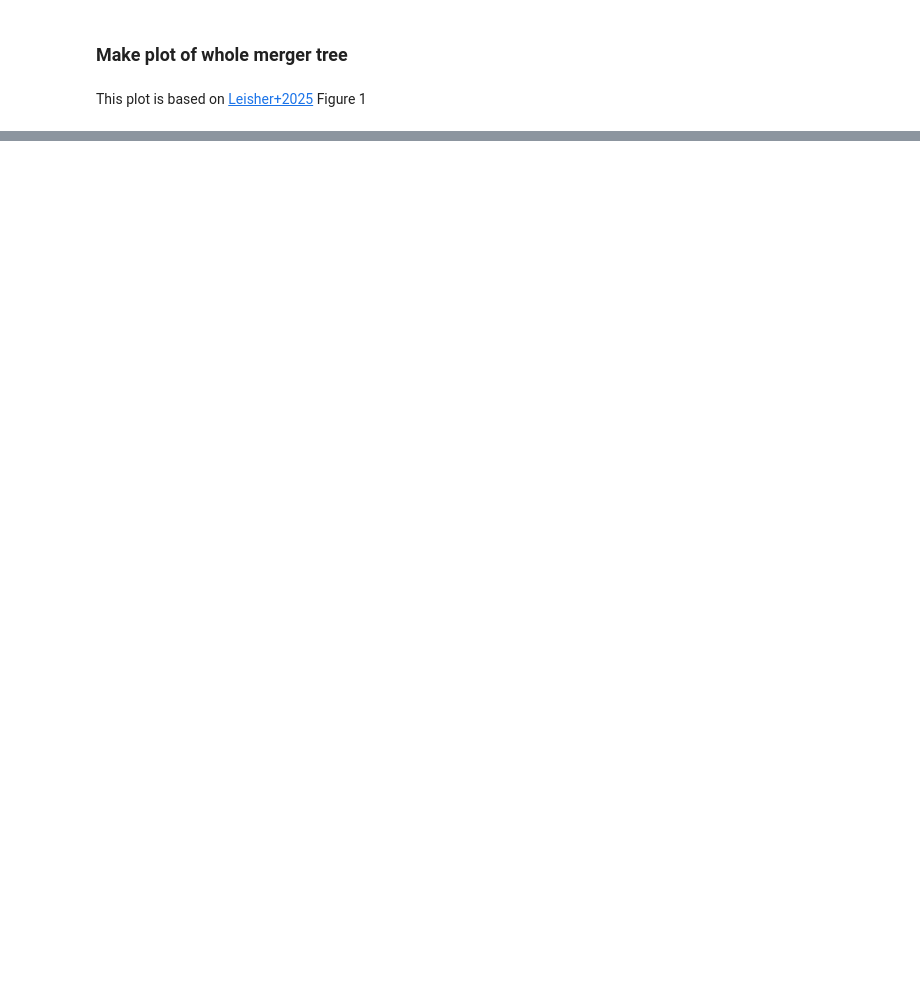
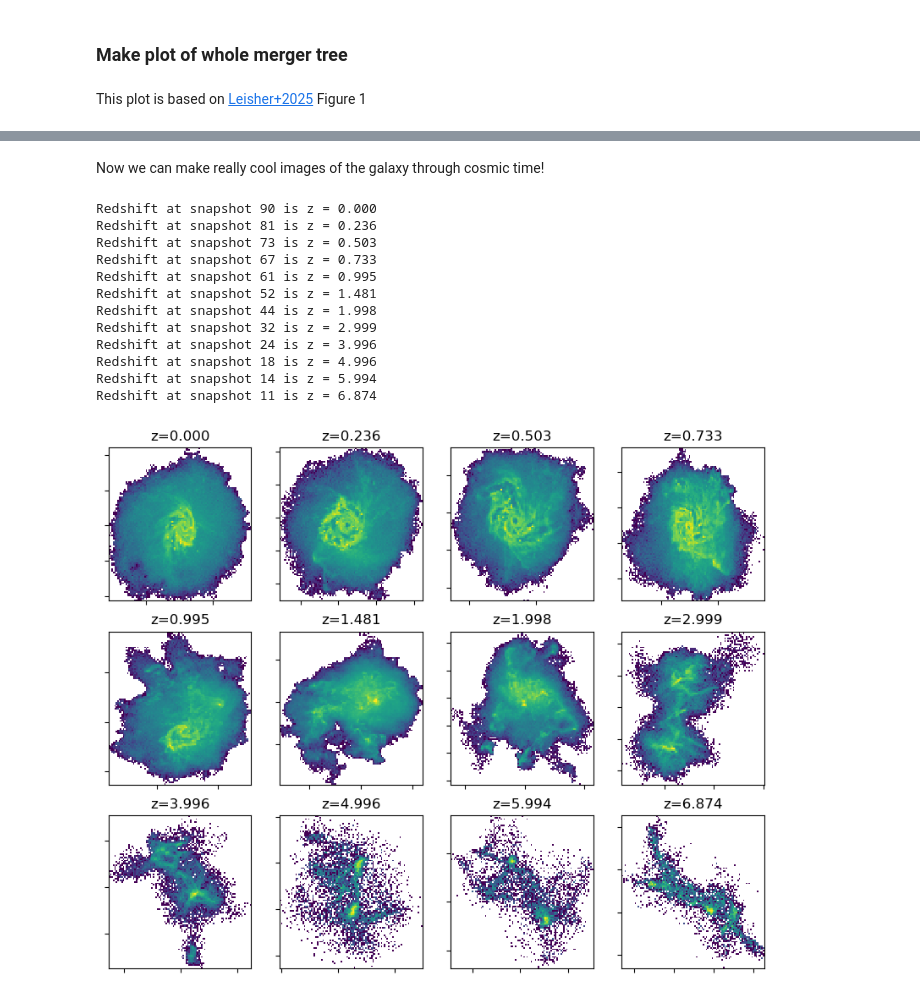
Before and after one commit to DREAMS-Project/DREAMS_python, a Jupyter notebook: tutorials/4.SubLink.ipynb, the cells around one changed output, grey strips where cells are left out. Cells and saved outputs as stored; diff of their text form; code cells hidden in the pictures; blank space fills up the shorter version.

```diff
--- a/tutorials/4.SubLink.ipynb
+++ b/tutorials/4.SubLink.ipynb
@@ -138,0 +218,52 @@ plt.show()
+# %% [markdown]
+Now we can make really cool images of the galaxy through cosmic time!
+# %%
+def get_halo_at_snapshot(run, target_snapshot, z0snap=90):
+    h = mw_wdm.get_h(run, z0snap)
+
+    central_idx = mw_wdm.get_target_central_subhalo_index(run, z0snap, target_mass=12.0, max_dm=0.4, max_contam=0.25)
+
+    mpb = mw_wdm.get_sublink_mpb(run, z0snap, subhalo_idx=central_idx)
+    scf = mw_wdm.get_scf(run, target_snapshot)
+
+    mpb_target = (mpb['SubhaloIDRaw'][ mpb['SnapNum'] == target_snapshot ] - 1e12*target_snapshot).astype(int)
+
+    grp_cat       = mw_wdm.read_group_catalog(run, target_snapshot)
+    full_halo_cat = mw_wdm.load_single_halo(run, target_snapshot, fof_idx=grp_cat['SubhaloGrNr'][mpb_target][0])
+
+    return full_halo_cat
+# %%
+redshifts_mw_wdm = [11,14,18,24,32,44,52,61,67,73,81,90] ## omitting snaps 0, 2, 6
+
+fig, axs = plt.subplots(3,4,figsize=(10,8))
+axs = axs.flatten()
+
+for index, snapshot in enumerate(redshifts_mw_wdm[::-1]): ## go through it backwards
+    scf = mw_wdm.get_scf(0, snapshot)
+    print(f'Redshift at snapshot {snapshot:>{2}} is z = {1/(scf)-1:0.3f}')
+
+    full_halo_cat = get_halo_at_snapshot(521, snapshot)
+
+    axs[index].hist2d(full_halo_cat['PartType0/Coordinates'][:,0],
+                      full_halo_cat['PartType0/Coordinates'][:,1],
+                      bins=100, norm='log', rasterized=True)
+    axs[index].set_title(f'z={1/(scf)-1:0.3f}')
+
+    axs[index].set_xticklabels([])
+    axs[index].set_yticklabels([])
+
+plt.show()
+# %% [output]
+Redshift at snapshot 90 is z = 0.000
+Redshift at snapshot 81 is z = 0.236
+Redshift at snapshot 73 is z = 0.503
+Redshift at snapshot 67 is z = 0.733
+Redshift at snapshot 61 is z = 0.995
+Redshift at snapshot 52 is z = 1.481
+Redshift at snapshot 44 is z = 1.998
+Redshift at snapshot 32 is z = 2.999
+Redshift at snapshot 24 is z = 3.996
+Redshift at snapshot 18 is z = 4.996
+Redshift at snapshot 14 is z = 5.994
+Redshift at snapshot 11 is z = 6.874
+[figure, added]
```
Also changed, not shown: parts of 20 cells of this notebook, 1 other file.
